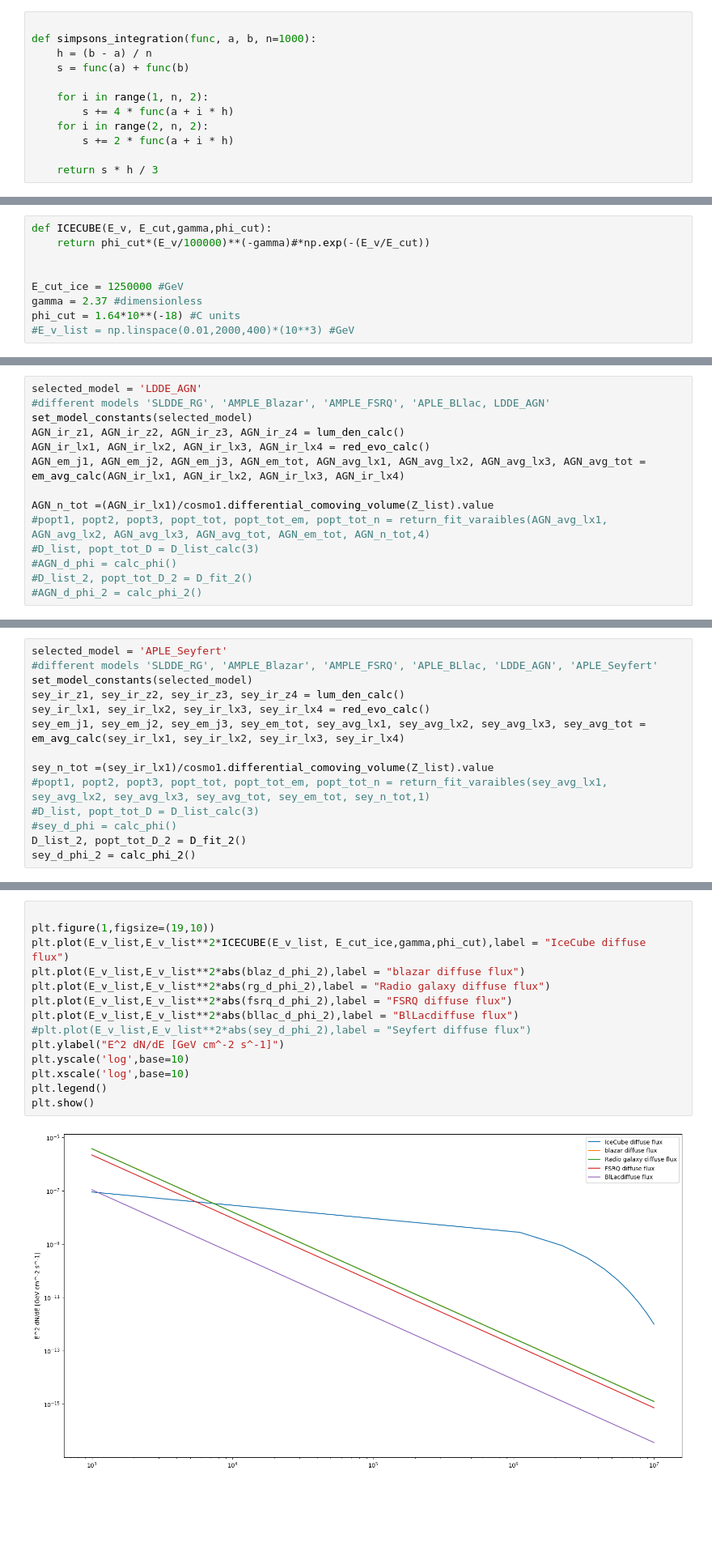
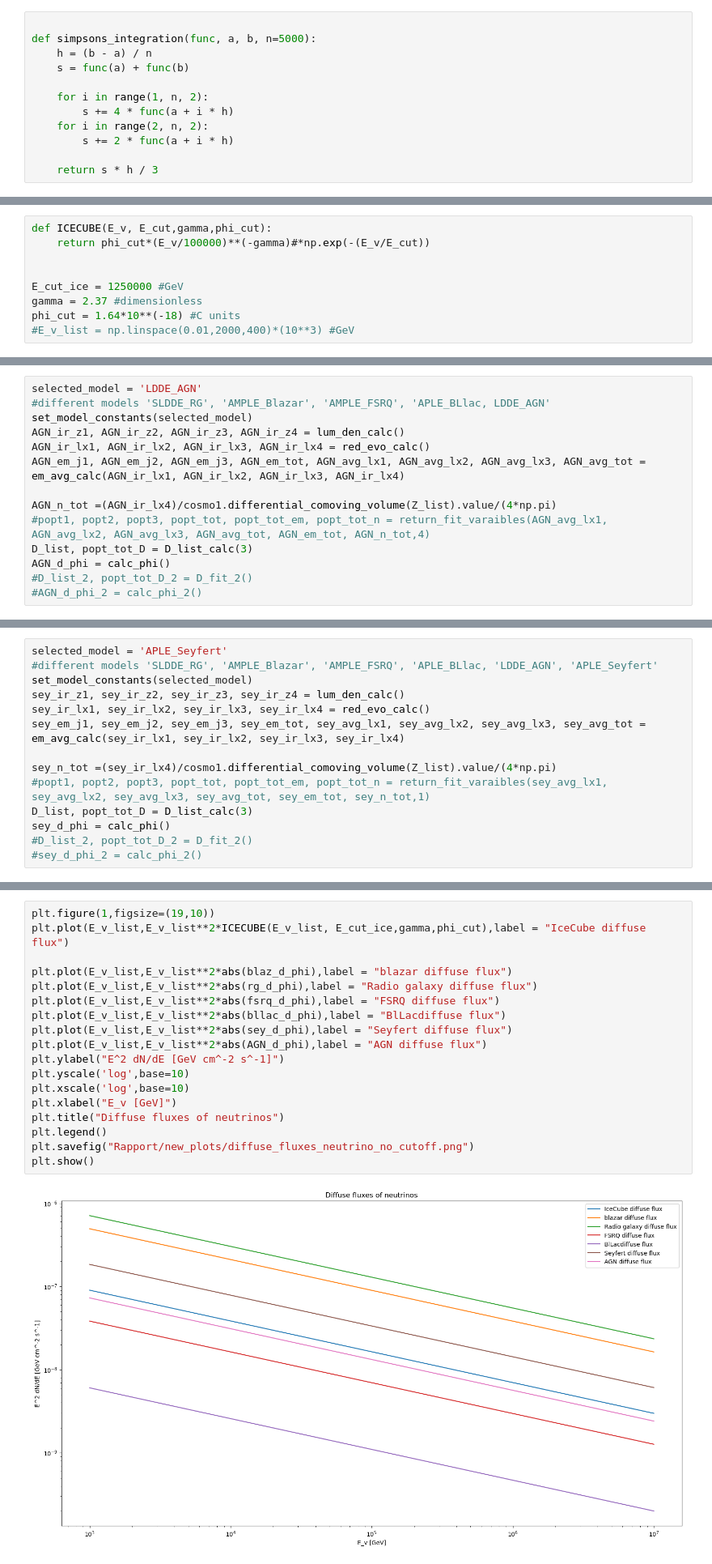
Before and after one commit to henan99/Project-related-to-first-semester-of-masters, a Jupyter notebook: Henrik_XLF_current.ipynb, the cells around one changed output, grey strips where cells are left out. Shown at 81% size. Cells and saved outputs as stored; diff of their text form; blank space fills up the shorter version.

```diff
--- a/Henrik_XLF_current.ipynb
+++ b/Henrik_XLF_current.ipynb
@@ -22,7 +22,7 @@ def z_func(func, fixed_value):
     return f
 # %%
 
-def simpsons_integration(func, a, b, n=1000):
+def simpsons_integration(func, a, b, n=5000):
     h = (b - a) / n
     s = func(a) + func(b)
 
@@ -952,9 +970,9 @@ AGN_ir_z1, AGN_ir_z2, AGN_ir_z3, AGN_ir_z4 = lum_den_calc()
 AGN_ir_lx1, AGN_ir_lx2, AGN_ir_lx3, AGN_ir_lx4 = red_evo_calc()
 AGN_em_j1, AGN_em_j2, AGN_em_j3, AGN_em_tot, AGN_avg_lx1, AGN_avg_lx2, AGN_avg_lx3, AGN_avg_tot = em_avg_calc(AGN_ir_lx1, AGN_ir_lx2, AGN_ir_lx3, AGN_ir_lx4)
 
-AGN_n_tot =(AGN_ir_lx1)/cosmo1.differential_comoving_volume(Z_list).value
+AGN_n_tot =(AGN_ir_lx4)/cosmo1.differential_comoving_volume(Z_list).value/(4*np.pi)
 #popt1, popt2, popt3, popt_tot, popt_tot_em, popt_tot_n = return_fit_varaibles(AGN_avg_lx1, AGN_avg_lx2, AGN_avg_lx3, AGN_avg_tot, AGN_em_tot, AGN_n_tot,4)
-#D_list, popt_tot_D = D_list_calc(3)
-#AGN_d_phi = calc_phi()
+D_list, popt_tot_D = D_list_calc(3)
+AGN_d_phi = calc_phi()
 #D_list_2, popt_tot_D_2 = D_fit_2()
 #AGN_d_phi_2 = calc_phi_2()
@@ -966,10 +995,10 @@ sey_ir_z1, sey_ir_z2, sey_ir_z3, sey_ir_z4 = lum_den_calc()
 sey_ir_lx1, sey_ir_lx2, sey_ir_lx3, sey_ir_lx4 = red_evo_calc()
 sey_em_j1, sey_em_j2, sey_em_j3, sey_em_tot, sey_avg_lx1, sey_avg_lx2, sey_avg_lx3, sey_avg_tot = em_avg_calc(sey_ir_lx1, sey_ir_lx2, sey_ir_lx3, sey_ir_lx4)
 
-sey_n_tot =(sey_ir_lx1)/cosmo1.differential_comoving_volume(Z_list).value
+sey_n_tot =(sey_ir_lx4)/cosmo1.differential_comoving_volume(Z_list).value/(4*np.pi)
 #popt1, popt2, popt3, popt_tot, popt_tot_em, popt_tot_n = return_fit_varaibles(sey_avg_lx1, sey_avg_lx2, sey_avg_lx3, sey_avg_tot, sey_em_tot, sey_n_tot,1)
-#D_list, popt_tot_D = D_list_calc(3)
-#sey_d_phi = calc_phi()
-D_list_2, popt_tot_D_2 = D_fit_2()
-sey_d_phi_2 = calc_phi_2()
+D_list, popt_tot_D = D_list_calc(3)
+sey_d_phi = calc_phi()
+#D_list_2, popt_tot_D_2 = D_fit_2()
+#sey_d_phi_2 = calc_phi_2()
 # %% [output]
@@ -987,16 +1015,20 @@ End
 # %%
-
 plt.figure(1,figsize=(19,10))
 plt.plot(E_v_list,E_v_list**2*ICECUBE(E_v_list, E_cut_ice,gamma,phi_cut),label = "IceCube diffuse flux")
-plt.plot(E_v_list,E_v_list**2*abs(blaz_d_phi_2),label = "blazar diffuse flux")
-plt.plot(E_v_list,E_v_list**2*abs(rg_d_phi_2),label = "Radio galaxy diffuse flux")
-plt.plot(E_v_list,E_v_list**2*abs(fsrq_d_phi_2),label = "FSRQ diffuse flux")
-plt.plot(E_v_list,E_v_list**2*abs(bllac_d_phi_2),label = "BlLacdiffuse flux")
-#plt.plot(E_v_list,E_v_list**2*abs(sey_d_phi_2),label = "Seyfert diffuse flux")
+
+plt.plot(E_v_list,E_v_list**2*abs(blaz_d_phi),label = "blazar diffuse flux")
+plt.plot(E_v_list,E_v_list**2*abs(rg_d_phi),label = "Radio galaxy diffuse flux")
+plt.plot(E_v_list,E_v_list**2*abs(fsrq_d_phi),label = "FSRQ diffuse flux")
+plt.plot(E_v_list,E_v_list**2*abs(bllac_d_phi),label = "BlLacdiffuse flux")
+plt.plot(E_v_list,E_v_list**2*abs(sey_d_phi),label = "Seyfert diffuse flux")
+plt.plot(E_v_list,E_v_list**2*abs(AGN_d_phi),label = "AGN diffuse flux")
 plt.ylabel("E^2 dN/dE [GeV cm^-2 s^-1]")
 plt.yscale('log',base=10)
 plt.xscale('log',base=10)
+plt.xlabel("E_v [GeV]")
+plt.title("Diffuse fluxes of neutrinos")
 plt.legend()
+plt.savefig("Rapport/new_plots/diffuse_fluxes_neutrino_no_cutoff.png")
 plt.show()
 # %% [output]
-[figure, old version]
+[figure, new version]
```
Also changed, not shown: parts of 18 cells of this notebook, 37 other files.
